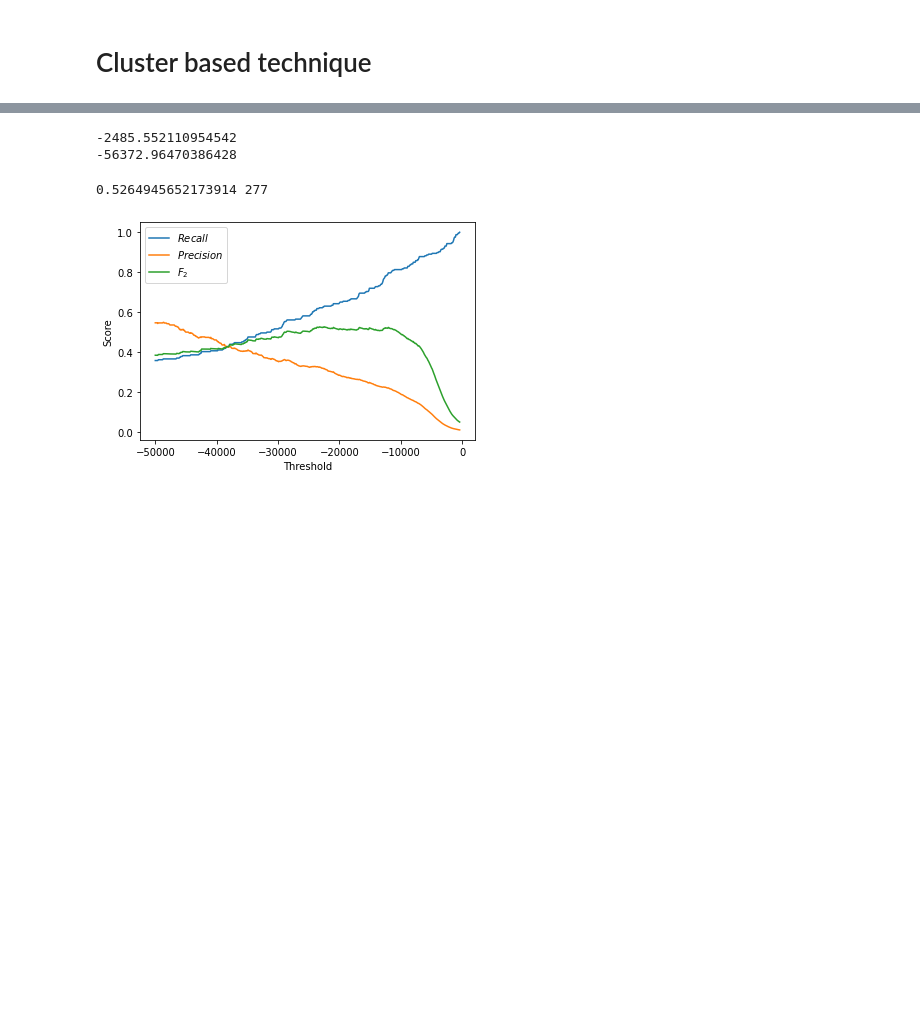
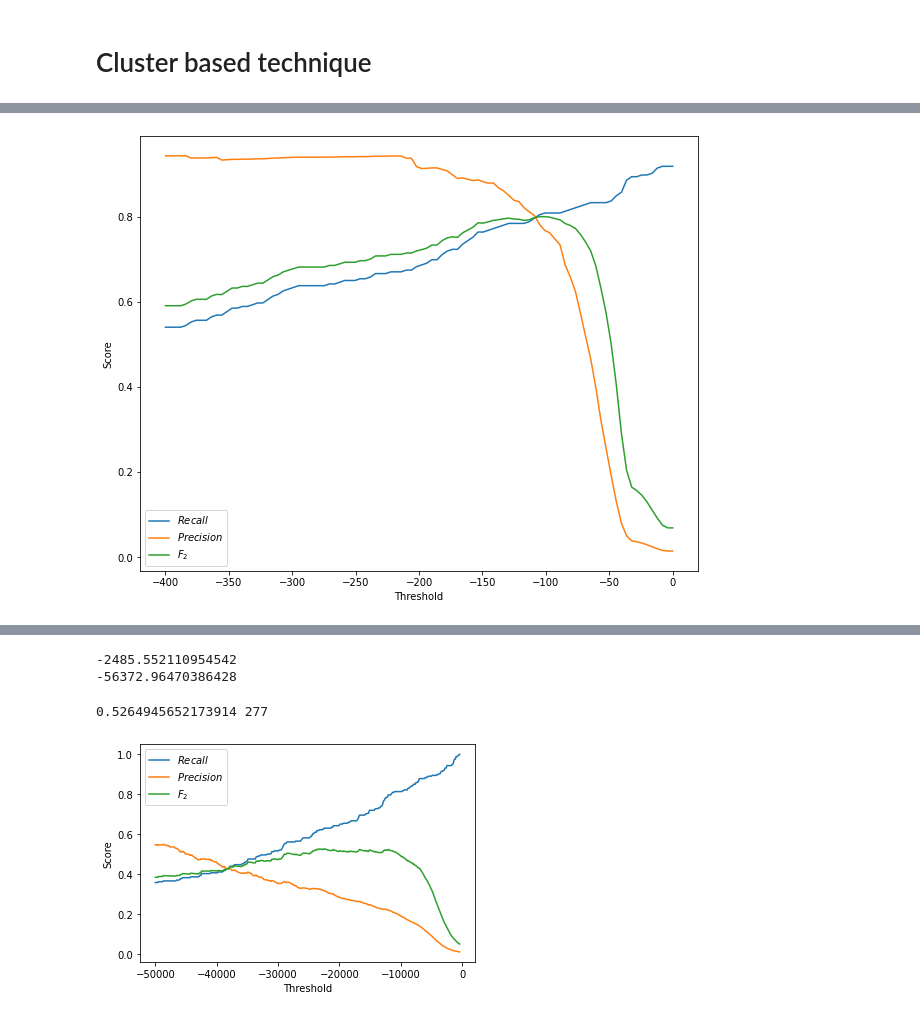
Before and after one commit to VictorCalzada/fraud_detection, a Jupyter notebook: Semi-supervised.ipynb, the cells around one changed output, grey strips where cells are left out. Saved outputs shown, nothing was run; the diff lists cells and outputs as text; code cells hidden in the pictures; blank space fills up the shorter version.

```diff
--- a/Semi-supervised.ipynb
+++ b/Semi-supervised.ipynb
@@ -235,11 +274,14 @@ print(scores[:, 2].max(), scores[:, 2].argmax())
 # %%
+fig = plt.figure(figsize=(10,8))
 plt.plot(tresholds, scores[:, 0], label='$Recall$')
 plt.plot(tresholds, scores[:, 1], label='$Precision$')
 plt.plot(tresholds, scores[:, 2], label='$F_2$')
 plt.ylabel('Score')
 plt.xlabel('Threshold')
 plt.legend(loc='best')
 plt.show()
+# %% [output]
+[figure, added]
 # %%
 
 
```
Also changed, not shown: parts of 20 cells of this notebook, 1 other file.
